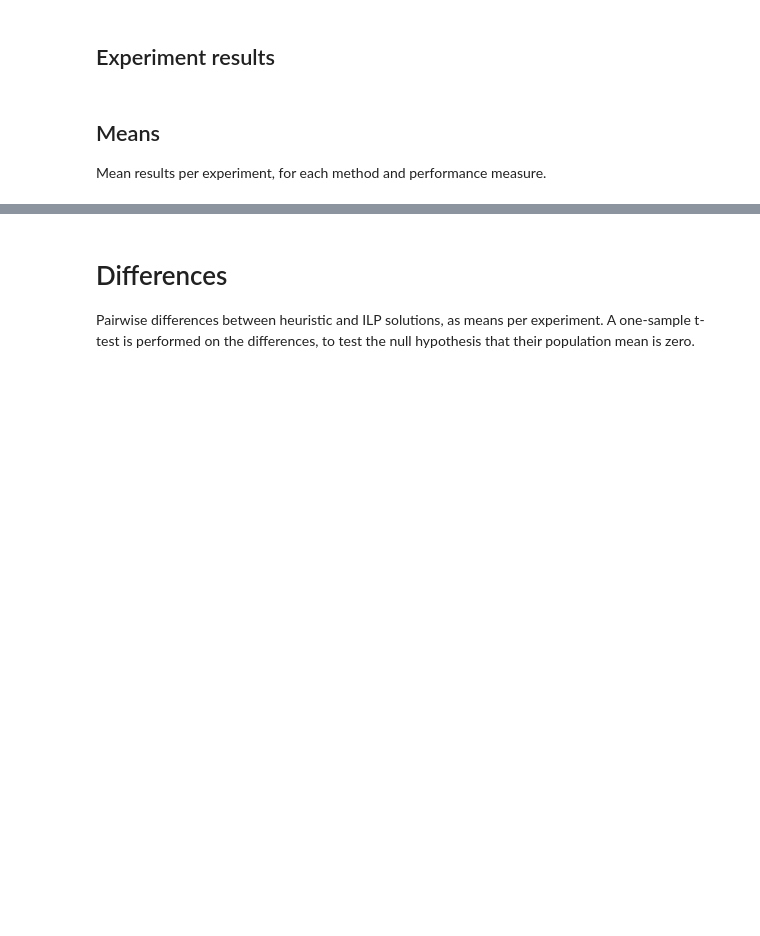
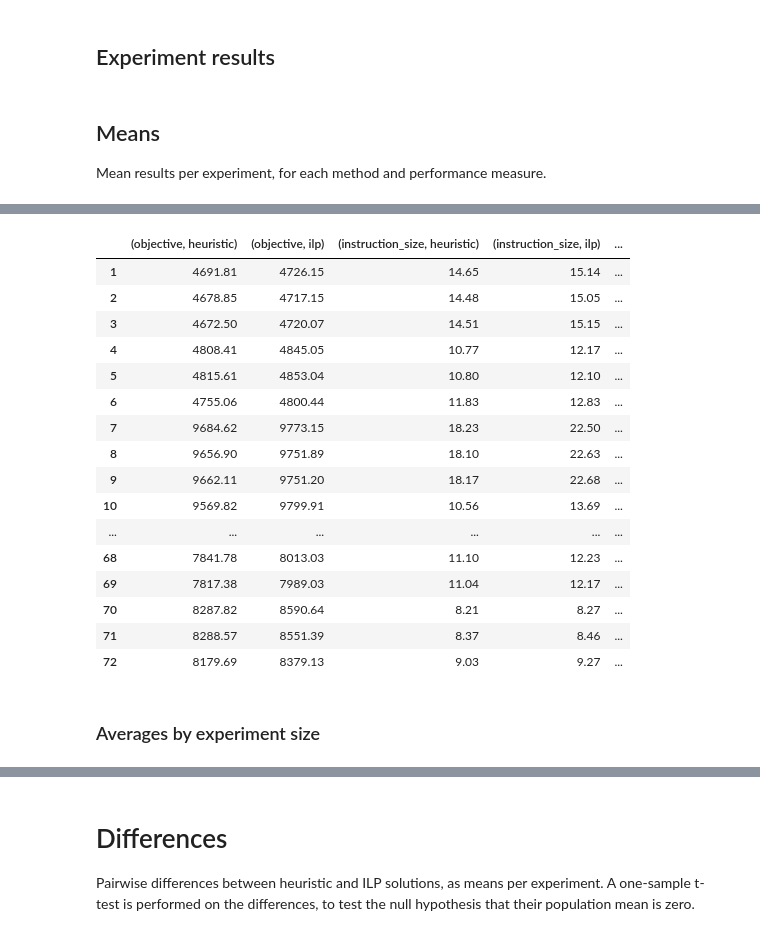
Before and after one commit to N-Wouda/PL-Hourly-Heuristic, a Jupyter notebook: analysis/heuristic_performance.ipynb, the cells around one changed output, grey strips where cells are left out. Cells and saved outputs as stored; diff of their text form; code cells hidden in the pictures; blank space fills up the shorter version.

Commit message:
Averages per experiment size

```diff
--- a/analysis/heuristic_performance.ipynb
+++ b/analysis/heuristic_performance.ipynb
@@ -10,6 +10,7 @@ from scipy import stats
 from analysis.caching import get_cached_results
 # %%
 pd.set_option('display.max_rows', 500)
+pd.options.display.float_format = '{:0.2f}'.format
 # %% [markdown]
 # Preparation
 # %%
@@ -114,0 +95,27 @@ means
+# %%
+experiments = pd.read_excel('experiments/experiments.xlsx')
+experiments = experiments[['experiment', 'learners']]
+
+means = means.join(experiments.set_index('experiment'))
+
+means
+# %% [output]
+|  | (objective, heuristic) | (objective, ilp) | (instruction_size, heuristic) | (instruction_size, ilp) | ... |
+| 1 | 4691.81 | 4726.15 | 14.65 | 15.14 | ... |
+| 2 | 4678.85 | 4717.15 | 14.48 | 15.05 | ... |
+| 3 | 4672.50 | 4720.07 | 14.51 | 15.15 | ... |
+| 4 | 4808.41 | 4845.05 | 10.77 | 12.17 | ... |
+| 5 | 4815.61 | 4853.04 | 10.80 | 12.10 | ... |
+| 6 | 4755.06 | 4800.44 | 11.83 | 12.83 | ... |
+| 7 | 9684.62 | 9773.15 | 18.23 | 22.50 | ... |
+| 8 | 9656.90 | 9751.89 | 18.10 | 22.63 | ... |
+| 9 | 9662.11 | 9751.20 | 18.17 | 22.68 | ... |
+| 10 | 9569.82 | 9799.91 | 10.56 | 13.69 | ... |
+| ... | ... | ... | ... | ... | ... |
+| 68 | 7841.78 | 8013.03 | 11.10 | 12.23 | ... |
+| 69 | 7817.38 | 7989.03 | 11.04 | 12.17 | ... |
+| 70 | 8287.82 | 8590.64 | 8.21 | 8.27 | ... |
+| 71 | 8288.57 | 8551.39 | 8.37 | 8.46 | ... |
+| 72 | 8179.69 | 8379.13 | 9.03 | 9.27 | ... |
+# %% [markdown]
+### Averages by experiment size
```
Also changed, not shown: parts of 6 cells of this notebook, 1 other file.
